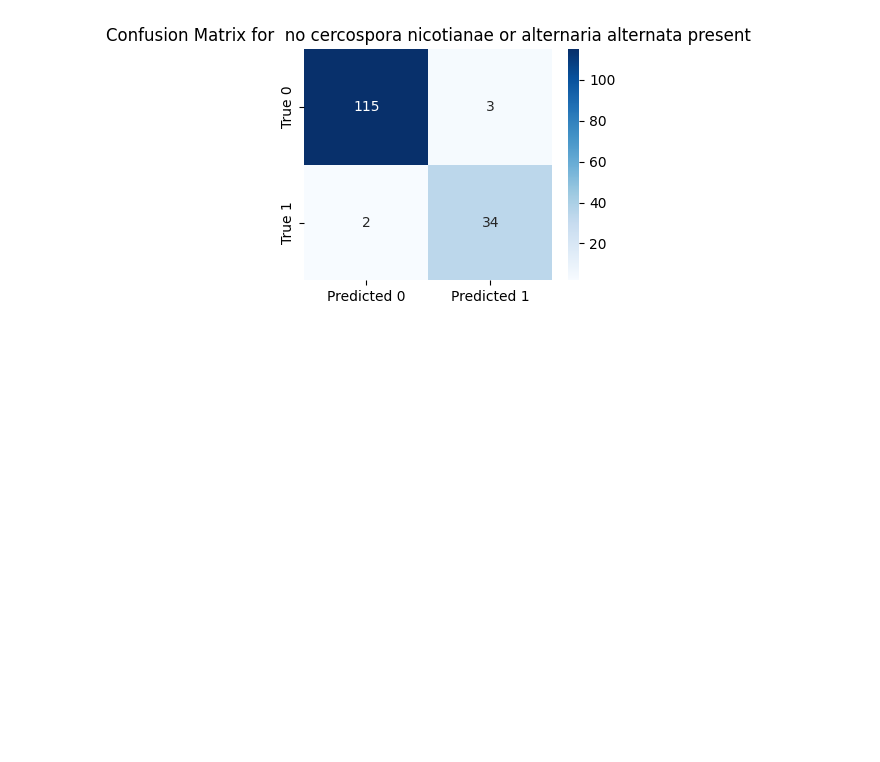
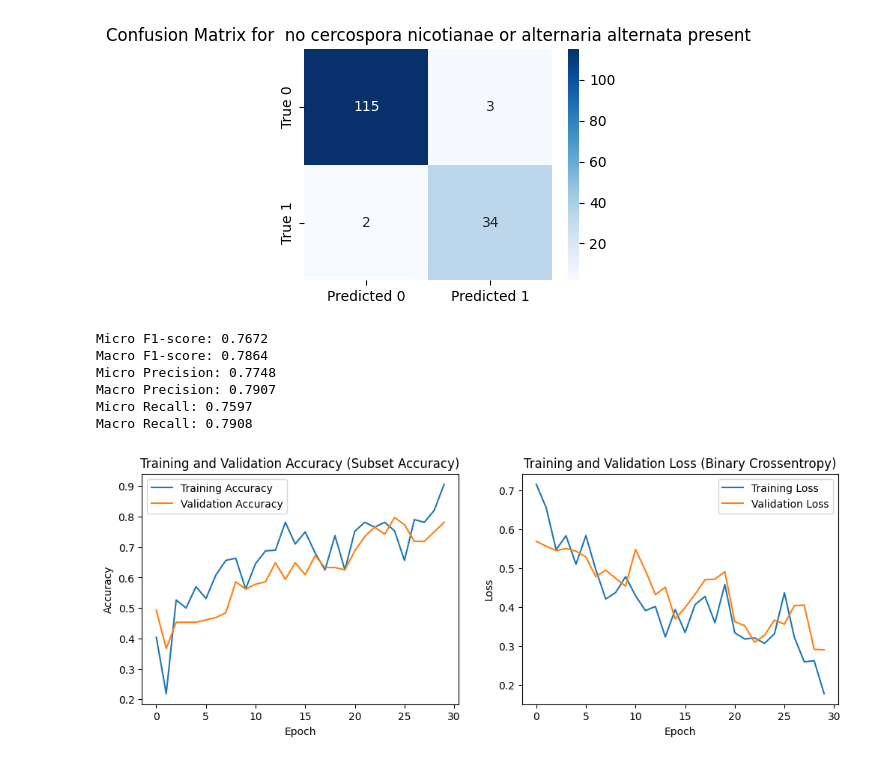
Before and after one commit to DenisKai7/tobacco, a Jupyter notebook: Tobacco.ipynb, the cells around one changed output. Saved outputs shown, nothing was run; the diff lists cells and outputs as text; code cells hidden in the pictures; blank space fills up the shorter version.

```diff
--- a/Tobacco.ipynb
+++ b/Tobacco.ipynb
@@ -260,3 +260,37 @@ Label:  cercospora nicotianae
 [figure]
 Label:  no cercospora nicotianae or alternaria alternata present
 [figure]
+# %%
+print(f"\nMicro F1-score: {f1_score(y_test, y_pred_binary, average='micro'):.4f}")
+print(f"Macro F1-score: {f1_score(y_test, y_pred_binary, average='macro'):.4f}")
+print(f"Micro Precision: {precision_score(y_test, y_pred_binary, average='micro', zero_division=0):.4f}")
+print(f"Macro Precision: {precision_score(y_test, y_pred_binary, average='macro', zero_division=0):.4f}")
+print(f"Micro Recall: {recall_score(y_test, y_pred_binary, average='micro', zero_division=0):.4f}")
+print(f"Macro Recall: {recall_score(y_test, y_pred_binary, average='macro', zero_division=0):.4f}")
+# %% [output]
+Micro F1-score: 0.7672
+Macro F1-score: 0.7864
+Micro Precision: 0.7748
+Macro Precision: 0.7907
+Micro Recall: 0.7597
+Macro Recall: 0.7908
+# %%
+plt.figure(figsize=(12, 4))
+plt.subplot(1, 2, 1)
+plt.plot(history.history['accuracy'], label='Training Accuracy')
+plt.plot(history.history['val_accuracy'], label='Validation Accuracy')
+plt.xlabel('Epoch')
+plt.ylabel('Accuracy')
+plt.legend()
+plt.title('Training and Validation Accuracy (Subset Accuracy)')
+
+plt.subplot(1, 2, 2)
+plt.plot(history.history['loss'], label='Training Loss')
+plt.plot(history.history['val_loss'], label='Validation Loss')
+plt.xlabel('Epoch')
+plt.ylabel('Loss')
+plt.legend()
+plt.title('Training and Validation Loss (Binary Crossentropy)')
+plt.show()
+# %% [output]
+[figure, added]
```
